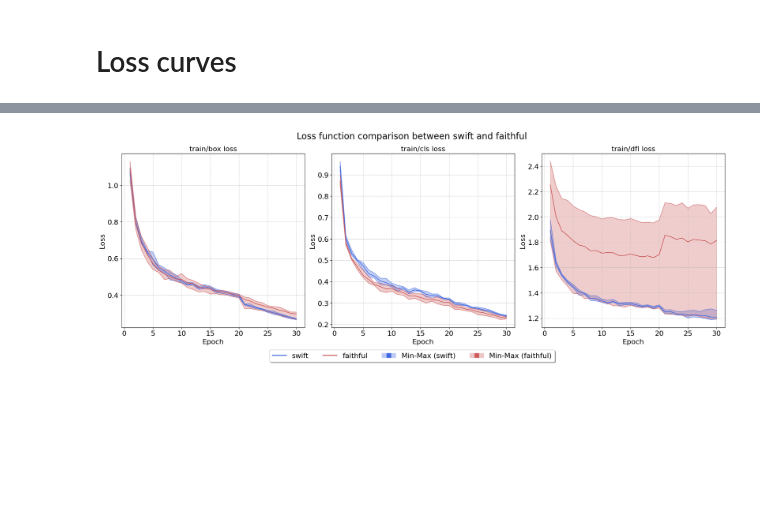
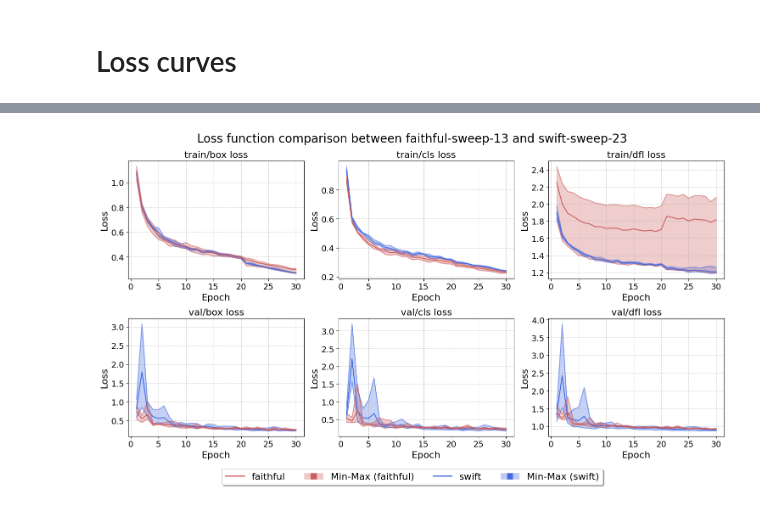
Before and after one commit to rreezN/strawml, a Jupyter notebook: strawml/data/wandbdata.ipynb, the cells around one changed output, grey strips where cells are left out. Cells and saved outputs as stored; diff of their text form; code cells hidden in the pictures; blank space fills up the shorter version.

```diff
--- a/strawml/data/wandbdata.ipynb
+++ b/strawml/data/wandbdata.ipynb
@@ -353,20 +338,20 @@ plt.figure(figsize=(10, 5))
 
 # Create a box plot WITHOUT showmeans
 sns.boxplot(
-    data=whole_sweep_avg_topx, x='sweep_name', y='mAP50_95_B', hue='sweep_name',
+    data=straw_sweep_avg_topx, x='sweep_name', y='mAP50_95_B', hue='sweep_name',
     palette=palette, linewidth=2.5, showmeans=False, showfliers=True
 )
 
 # Calculate and manually plot the means to avoid Seaborn's issue
-sweep_names = whole_sweep_avg_topx['sweep_name'].unique()
+sweep_names = straw_sweep_avg_topx['sweep_name'].unique()
 for i, sweep in enumerate(sweep_names):
-    subset = whole_sweep_avg_topx[whole_sweep_avg_topx['sweep_name'] == sweep]
+    subset = straw_sweep_avg_topx[straw_sweep_avg_topx['sweep_name'] == sweep]
     mean_value = np.mean(subset['mAP50_95_B'])  # Compute the mean for this sweep
     plt.scatter(i, mean_value, color='white', edgecolors='black', s=100, zorder=3)  # Custom mean marker
     # add the mean value to the plot with a background behgind the text
-    plt.text(i, mean_value-0.0015, f'{mean_value:.3f}', ha='center', va='bottom', fontsize=12)
+    plt.text(i, mean_value-0.0008, f'{mean_value:.3f}', ha='center', va='bottom', fontsize=12)
     # plot a rectangle behind the text for visibility
-    plt.gca().add_patch(plt.Rectangle((i, mean_value-0.0015), 0.1, 0.00075, fill=True, color='white', zorder=2))
+    # plt.gca().add_patch(plt.Rectangle((i, mean_value-0.0015), 0.1, 0.00075, fill=True, color='white', zorder=2))
 
 # Title and labels
 plt.title("Top 5 Whole Sweeps", fontsize=14)
@@ -381,8 +366,8 @@ plt.show()
 # %%
-# extract the config from df based on the sweep_name from the top 1 in cutout_sweep_avg
-for i in range(5):
-    whole_sweep_avg_top1 = whole_sweep_avg.iloc[i]
-    whole_top1_config = df[df['sweep_name'] == whole_sweep_avg_top1['sweep_name']].iloc[0]['config']
+# extract the config from df based on the sweep_name from the top 1 in chute_sweep_avg
+for i in range(10):
+    straw_sweep_avg_top1 = straw_sweep_avg.iloc[i]
+    whole_top1_config = df[df['sweep_name'] == straw_sweep_avg_top1['sweep_name']].iloc[0]['config']
     print(f"Top {i+1} whole sweep config: {whole_top1_config}")
 # %% [output]
 Top 1 whole sweep config: {'lr': 0.0051874277583658784, 'imgsz': 582, 'optimizer': 'AdamW', 'batch_size': 14}
@@ -394,7 +384,7 @@ Top 5 whole sweep config: {'lr': 0.006131104826692219, 'imgsz': 225, 'optimizer'
 # Loss curves
 # %%
 # read file from csv
-loss_names = ["box.csv", "cls.csv", "dfl.csv"]
+loss_names = ["train_box.csv", "train_cls.csv", "train_dfl.csv", "val_box.csv", "val_cls.csv", "val_dfl.csv"]
 dir_names = ["swift", "faithful"]
 data_dir = "../../data/wandb"
 # %%
@@ -507,44 +511,44 @@ data_frames = [df1_mean_dataframes, df2_mean_dataframes]
 # %%
-fig, ax = plt.subplots(1, 3, figsize=(20, 7))  # Create subplots for 3 losses
-fig.suptitle(f"Loss function comparison between {dir_names[0]} and {dir_names[1]}", fontsize=20)
+import matplotlib.pyplot as plt
+import seaborn as sns
+import matplotlib.lines as mlines
+
+fig, ax = plt.subplots(2, 3, figsize=(15, 8))  # Create 2x3 grid
+fig.suptitle(f"Loss function comparison between faithful-sweep-13 and swift-sweep-23", fontsize=20)
+ax = ax.flatten()  # Flatten the 2D array to simplify indexing
 
 for j, df_list in enumerate(data_frames):
-    c = 'royalblue' if j == 0 else 'indianred'
+    c = 'royalblue' if j == 0 else 'indianred'  # Assign color per data frame list
 
     for i, df in enumerate(df_list):
-        sns.lineplot(data=df, x='Epoch', y='value_mean', label=l1, color=c, ax=ax[i])
-        sns.lineplot(data=df, x='Epoch', y='max_mean', label='Max Loss', color=c, alpha=0.5, ax=ax[i])
-        sns.lineplot(data=df, x='Epoch', y='min_mean', label='Min Loss', color=c, alpha=0.5, ax=ax[i])
+        sns.lineplot(data=df, x='Epoch', y='value_mean', color=c, ax=ax[i])
+        sns.lineplot(data=df, x='Epoch', y='max_mean', color=c, alpha=0.5, ax=ax[i])
+        sns.lineplot(data=df, x='Epoch', y='min_mean', color=c, alpha=0.5, ax=ax[i])
 
-        # Fill area between max_mean and min_mean
         ax[i].fill_between(df['Epoch'], df['max_mean'], df['min_mean'], color=c, alpha=0.3)
-
         ax[i].set_title(f"{df['loss_type'].iloc[0]} loss", fontsize=16)
         ax[i].set_xlabel('Epoch', fontsize=16)
         ax[i].set_ylabel('Loss', fontsize=16)
-
-        # ticks
-        ax[i].tick_params(axis='both', which='major', labelsize=16)
-        # Hide legend
-        ax[i].get_legend().remove()
-
-        # Ensure grid is applied AFTER Seaborn plotting
+        ax[i].tick_params(axis='both', which='major', labelsize=14)
         ax[i].grid(True, linestyle='--', linewidth=0.7, alpha=0.7)
+        # ax[i].get_legend().remove()
 
 # Add custom legends at the bottom of the figure outside of the plot
 legends = []
+legends.append((mlines.Line2D([], [], color='indianred', linestyle='-', linewidth=2, label=f'{dir_names[1]}'), f'{dir_names[1]}'))
+legends.append((MulticolorPatch(['indianred', 'indianred', 'indianred'], [0.35, 1, 0.35]), f'Min-Max ({dir_names[1]})'))
 legends.append((mlines.Line2D([], [], color='royalblue', linestyle='-', linewidth=2, label=f'{dir_names[0]}'), f'{dir_names[0]}'))
-legends.append((mlines.Line2D([], [], color='indianred', linestyle='-', linewidth=2, label=f'{dir_names[1]}'), f'{dir_names[1]}'))
 legends.append((MulticolorPatch(['royalblue', 'royalblue', 'royalblue'], [0.35, 1, 0.35]), f'Min-Max ({dir_names[0]})'))
-legends.append((MulticolorPatch(['indianred', 'indianred', 'indianred'], [0.35, 1, 0.35]), f'Min-Max ({dir_names[1]})'))
+
 handles, labels = zip(*legends)
 fig.legend(handles, labels, handler_map={MulticolorPatch: MulticolorPatchHandler()}, loc='lower center',
                             bbox_to_anchor=(0.5, -0.07), fancybox=True, shadow=True, ncol=4, fontsize=16)
 
-plt.tight_layout()
+fig.tight_layout()
+fig.savefig('../../reports/figures/straw_loss_comparison.pdf', bbox_inches='tight')
 plt.show()
 # %% [output]
-[figure, old version]
+[figure, new version]
 # %%
 # now we plot 3 figures for each loss type, including the values for each fold in the same plot
 import matplotlib.pyplot as plt
```
Also changed, not shown: parts of 29 cells of this notebook, 2 other files.
